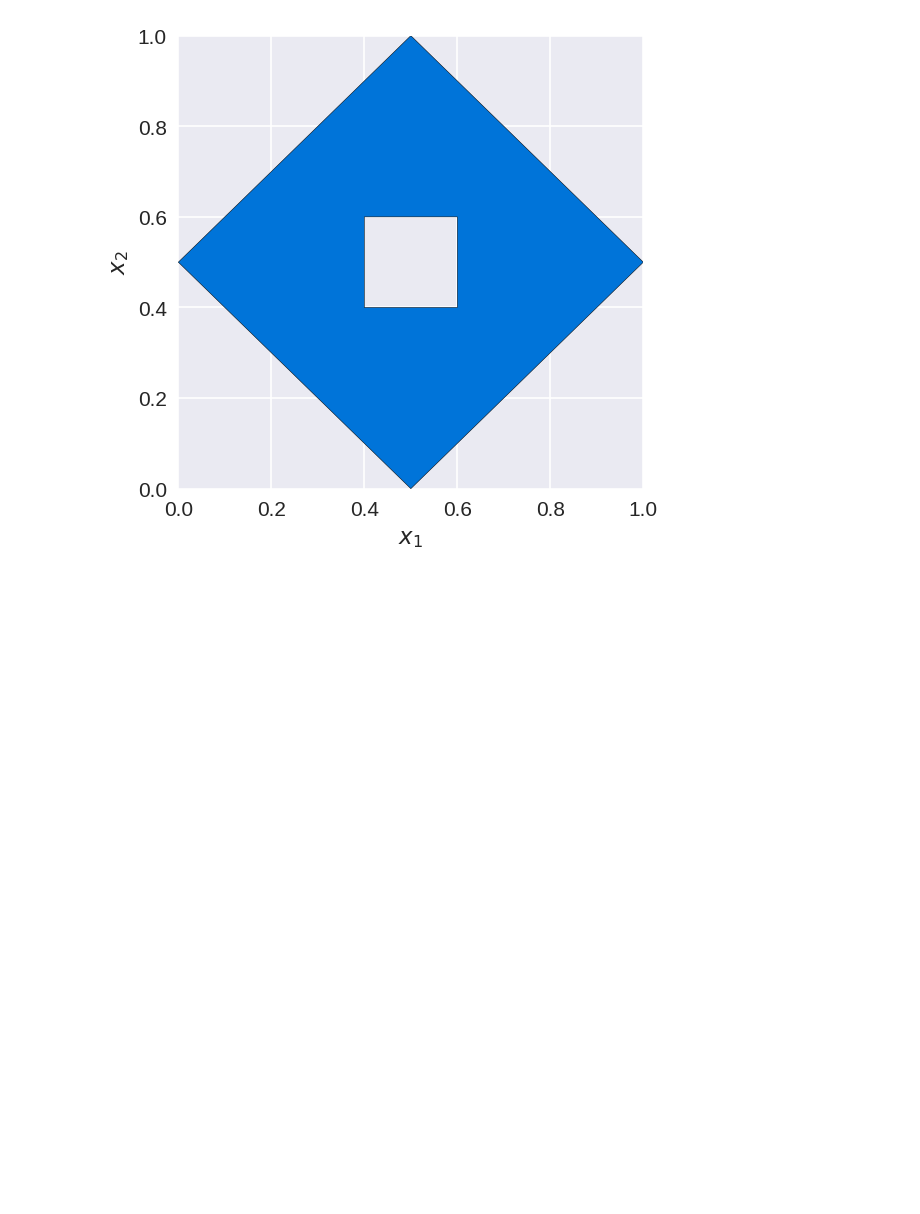
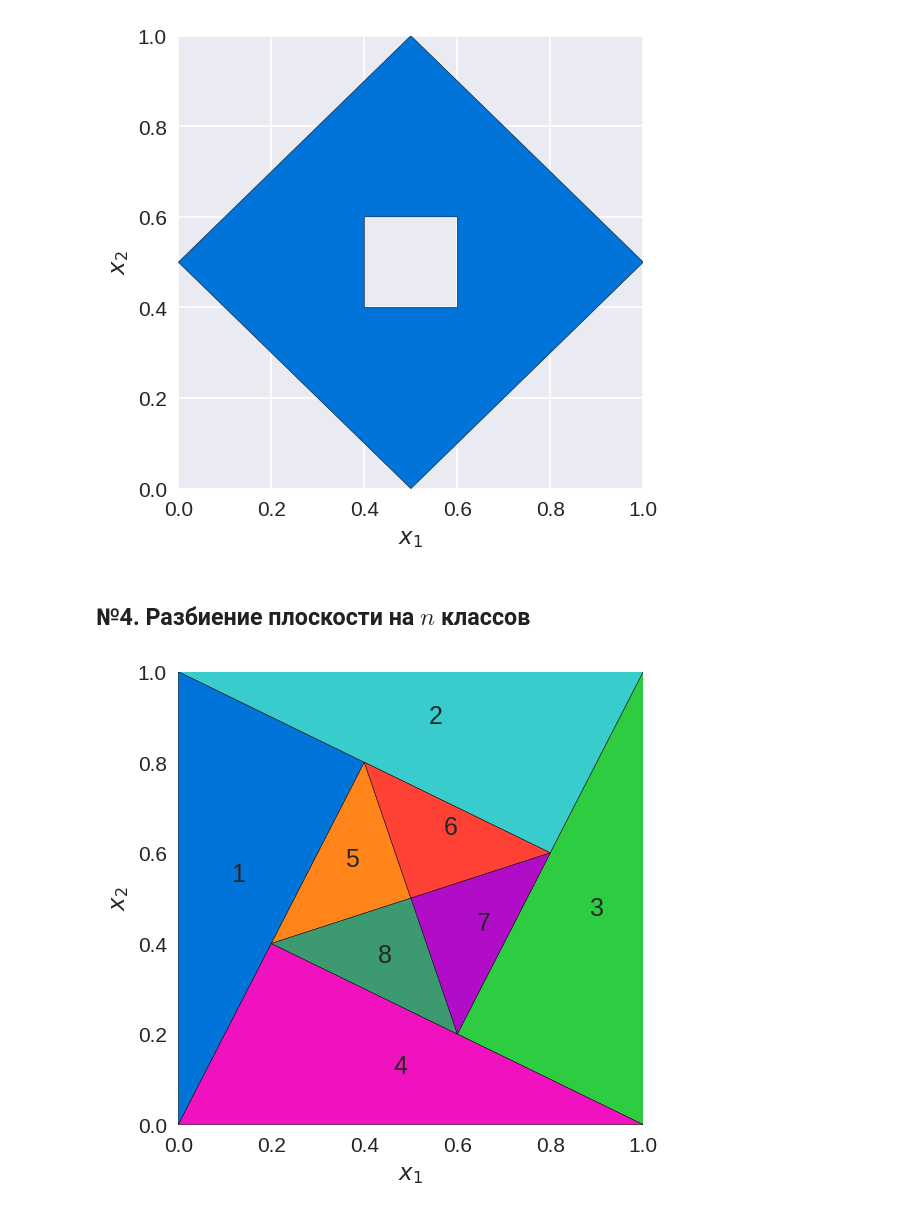
Before and after one commit to vaddya/neural-networks, a Jupyter notebook: lab1/code/lab1.ipynb, the cells around one changed output. Saved outputs shown, nothing was run; the diff lists cells and outputs as text; code cells hidden in the pictures; blank space fills up the shorter version.

```diff
--- a/lab1/code/lab1_1.ipynb
+++ b/lab1/code/lab1.ipynb
@@ -361,0 +397,28 @@ savemat('matlab/3.mat', mdict={'P': P, 'T': T})
+# %% [markdown]
+## №4. Разбиение плоскости на $n$ классов
+# %%
+def get_position_for_text(polygon):
+    coord = polygon.exterior.centroid.coords.xy
+    return coord[0][0], coord[1][0]
+
+polygons = {
+    1: Polygon([(0, 0), (0, 1), (.4, .8)]),
+    2: Polygon([(0, 1), (1, 1), (.8, .6)]),
+    3: Polygon([(1, 1), (1, 0), (.6, .2)]),
+    4: Polygon([(1, 0), (0, 0), (.2, .4)]),
+    5: Polygon([(.2, .4), (.4, .8), (.5, .5)]),
+    6: Polygon([(.4, .8), (.8, .6), (.5, .5)]),
+    7: Polygon([(.6, .2), (.8, .6), (.5, .5)]),
+    8: Polygon([(.2, .4), (.6, .2), (.5, .5)])
+}
+
+colors = {
+    1: '#0074D9',
+    2: '#39CCCC',
+    3: '#2ECC40',
+    4: '#F012BE',
+    5: '#FF851B',
+    6: '#FF4136',
+    7: '#B10DC9',
+    8: '#3D9970',
+}
@@ -361,0 +435,11 @@ savemat('matlab/3.mat', mdict={'P': P, 'T': T})
+# %%
+fig = plt.figure(figsize=(5, 5), dpi=120)
+ax = fig.add_subplot(111)
+for i, p in polygons.items():
+    ax.add_patch(PolygonPatch(p, fc=colors[i]))
+    ax.annotate(i, xy=get_position_for_text(p), size=15)
+plt.xlabel('$x_1$')
+plt.ylabel('$x_2$')
+plt.show()
+# %% [output]
+[figure, added]
```
Also changed, not shown: parts of 9 cells of this notebook, 44 other files.
